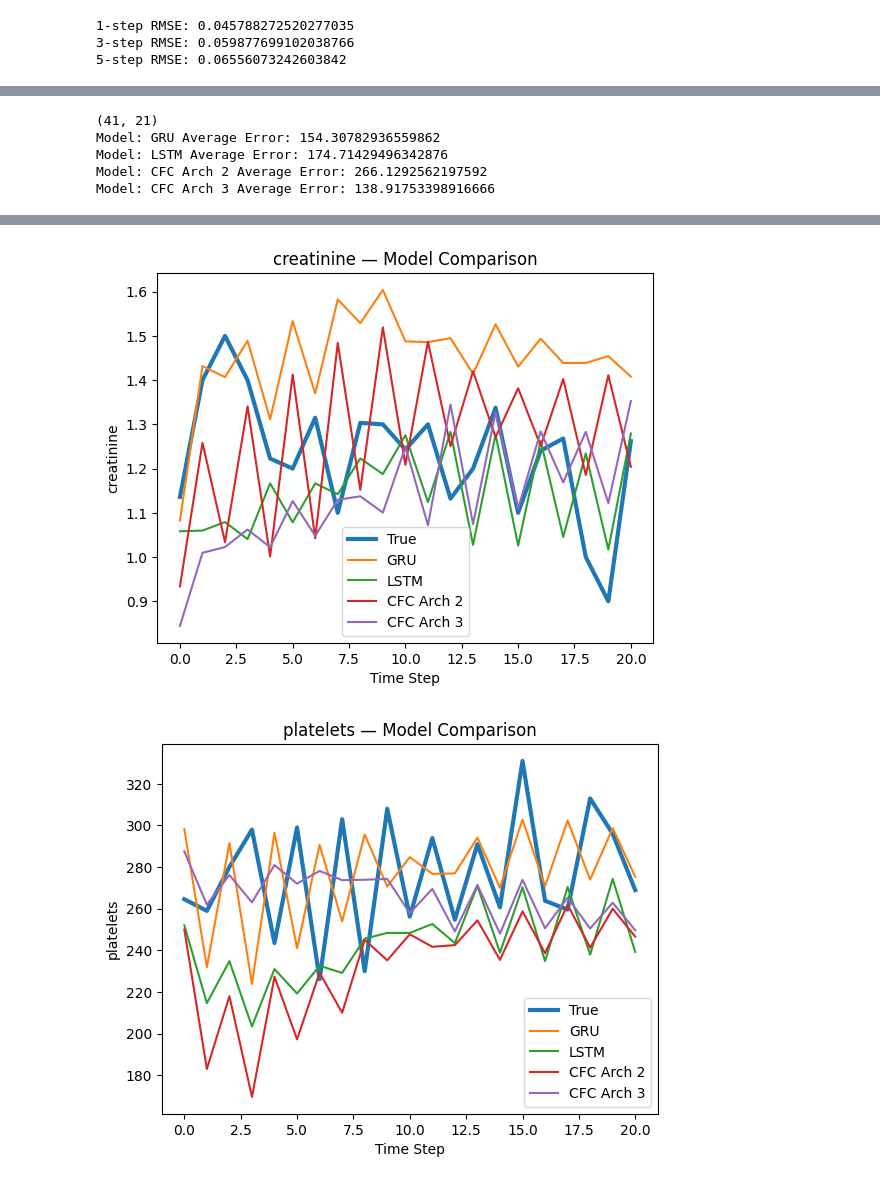
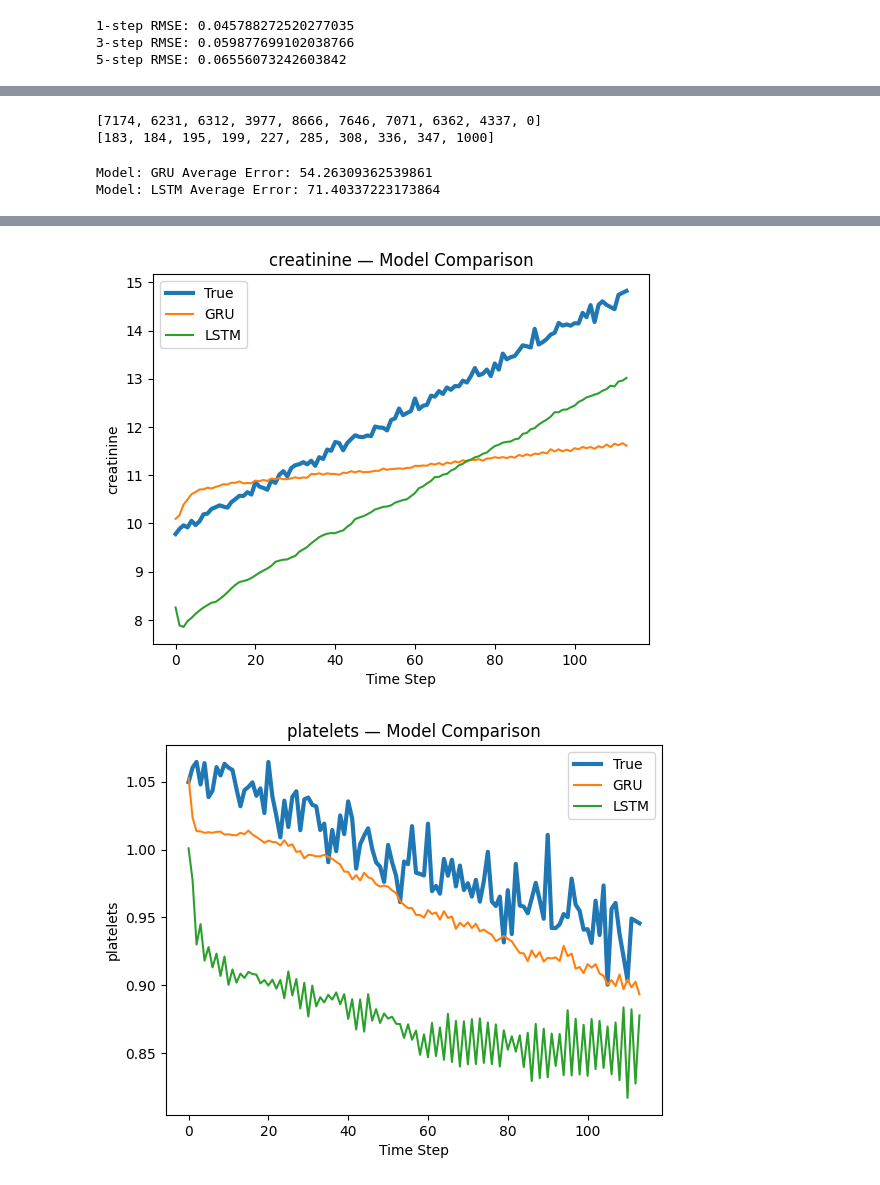
Before and after one commit to theophilus28/LNN-GRU-Comparative, a Jupyter notebook: lnn_setup.ipynb, the cells around one changed output, grey strips where cells are left out. Saved outputs shown, nothing was run; the diff lists cells and outputs as text; code cells hidden in the pictures.

```diff
--- a/lnn_setup.ipynb
+++ b/lnn_setup.ipynb
@@ -2403,7 +2408,7 @@ print("5-step RMSE:", rollout_rmse(model, test_loader, 5, model_type))
 # are all real again, and onlt the last 10 are speculative again. This will keep our predictions more on track,
 # and this will be more accurate to actual deployment scenario.
 def rollout_model(model, df, feature_cols, action_cols,
-                  icu_id, model_type, window_size, scaler=None, device="cuda"):
+                  icu_id, model_type, window_size, input_scaler=None, output_scaler=None, device="cuda"):
 
     model.eval()
     model.to(device)
@@ -2416,9 +2421,9 @@ def rollout_model(model, df, feature_cols, action_cols,
     p_window = window_size #prediction window size
 
     # Scale if needed
-    if scaler is not None:
+    if input_scaler is not None:
         combined = g[feature_cols].values
-        scaled = scaler.transform(combined)
+        scaled = input_scaler.transform(combined)
         s_true = scaled[:, :len(feature_cols)]
         #a = scaled[:, len(feature_cols):]
 
@@ -2445,8 +2450,8 @@ def rollout_model(model, df, feature_cols, action_cols,
                 pred = model(cur, act)
             preds.append(pred[-1].squeeze(0).cpu().numpy())
             act = torch.cat((act[1:], a[t].unsqueeze(0)), dim=0)
-            #cur = torch.cat((cur, pred.unsqueeze(0)), dim=0)
-            cur = pred
+            cur = torch.cat([cur[:,0].unsqueeze(-1), pred], dim=-1)
+            #cur = pred
             # then we update the cur values from start up through the timestep right before the
             # start of the prediction window to equal the original data from s_true.
             # cur has already shifted by 1 at this point, so we can go from the start of cur up through the p_window.
@@ -2459,14 +2464,14 @@ def rollout_model(model, df, feature_cols, action_cols,
     true = s_true.cpu().numpy()
 
     # Inverse transform if scaled
-    if scaler is not None:
+    if output_scaler is not None:
         # reconstruct full row to inverse properly
         dummy = np.zeros((len(preds), len(feature_cols) + len(action_cols)))
-        dummy[:, :len(feature_cols)] = preds
-        preds = scaler.inverse_transform(dummy[:, :len(feature_cols)])
+        dummy[:, 1:len(feature_cols)] = preds
+        preds = output_scaler.inverse_transform(dummy[:, 1:len(feature_cols)])
 
-        dummy[:, :len(feature_cols)] = true[int(len(s_true)/2):]
-        true = scaler.inverse_transform(dummy[:, :len(feature_cols)])
+        dummy[:, 1:len(feature_cols)] = true[int(len(s_true)/2):, 1:]
+        true = output_scaler.inverse_transform(dummy[:, 1:len(feature_cols)])
 
     # interested in seeing the cumulative error so I can compare that across models as well
     errs = []
@@ -2502,7 +2507,8 @@ def plot_predictions(true, preds, feature_cols, features_to_plot):
 def compare_models(models_dict, df, icu_id,
                    feature_cols, action_cols,
                    features_to_plot, window_size,
-                   scaler=None,
+                   input_scaler=None,
+                   output_scaler=None,
                    device="cuda"):
 
     results = {}
@@ -2514,7 +2520,8 @@ def compare_models(models_dict, df, icu_id,
             icu_id,
             name,
             window_size=window_size,
-            scaler=scaler,
+            input_scaler=input_scaler,
+            output_scaler=output_scaler,
             device=device
         )
         results[name] = preds
@@ -2650,26 +2656,40 @@ Model: CFC Arch 3 Average Error: 1231.2496793386308
+# %%
+# this is to inform us of which icu stays in the test set are longest
+
+top_longest = [0] * 10
+top_lengths = [0] * 10
+top_lengths[9] = 1000
+for i in range(len(test_icu_ids)):
+    icu_id = test_icu_ids[i]
+    g = full_df[full_df["ICUSTAY_ID"] == icu_id].sort_values("bin")
+    s_true = g[feature_cols].values
+    s_length = s_true.shape[0]
+    for j in range(len(top_lengths)-1):
+        if s_length > top_lengths[j] and s_length < top_lengths[j+1]:
+            top_lengths[j] = s_length
+            top_longest[j] = i
+            break
+print(top_longest)
+print(top_lengths)
+# %% [output]
+[7174, 6231, 6312, 3977, 8666, 7646, 7071, 6362, 4337, 0]
+[183, 184, 195, 199, 227, 285, 308, 336, 347, 1000]
 # %%
 # secondary plot run
-# run numbers that are good include 9, 13, 15, 18
-icu_id = test_icu_ids[9]
-g = full_df[full_df["ICUSTAY_ID"] == icu_id].sort_values("bin")
-s_true = g[feature_cols].values
-print(s_true.shape)
 
 # the scale of this error value is not the point, the point is the relative value
 compare_models(
     models,
     full_df,
-    icu_id=icu_id,
-    feature_cols=state_features,
+    icu_id=test_icu_ids[8666],
+    feature_cols=input_state_features,
     action_cols=action_features,
     features_to_plot=features_to_plot,
-    window_size = 4,
-    scaler=scaler,
+    window_size = 3,
+    input_scaler=input_scaler,
+    output_scaler=output_scaler,
     device="cuda"
 )
 # %% [output]
-(41, 21)
-Model: GRU Average Error: 154.30782936559862
-Model: LSTM Average Error: 174.71429496342876
-Model: CFC Arch 2 Average Error: 266.1292562197592
-Model: CFC Arch 3 Average Error: 138.91753398916666
+Model: GRU Average Error: 54.26309362539861
+Model: LSTM Average Error: 71.40337223173864
@@ -2681,2 +2701,2 @@ Model: CFC Arch 3 Average Error: 138.91753398916666
-[figure, old version]
+[figure, new version]
-[figure, old version]
+[figure, new version]
```
Also changed, not shown: parts of 7 cells of this notebook.
